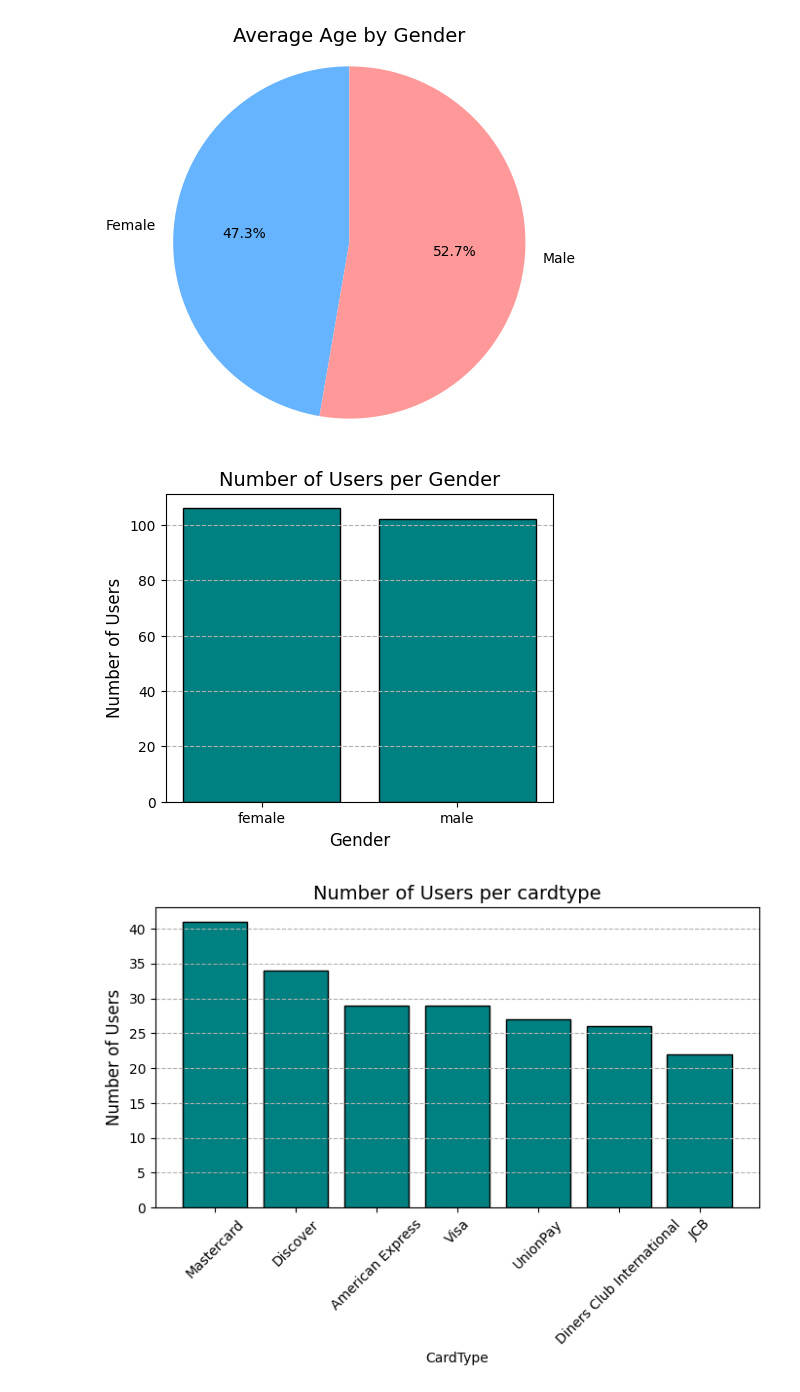
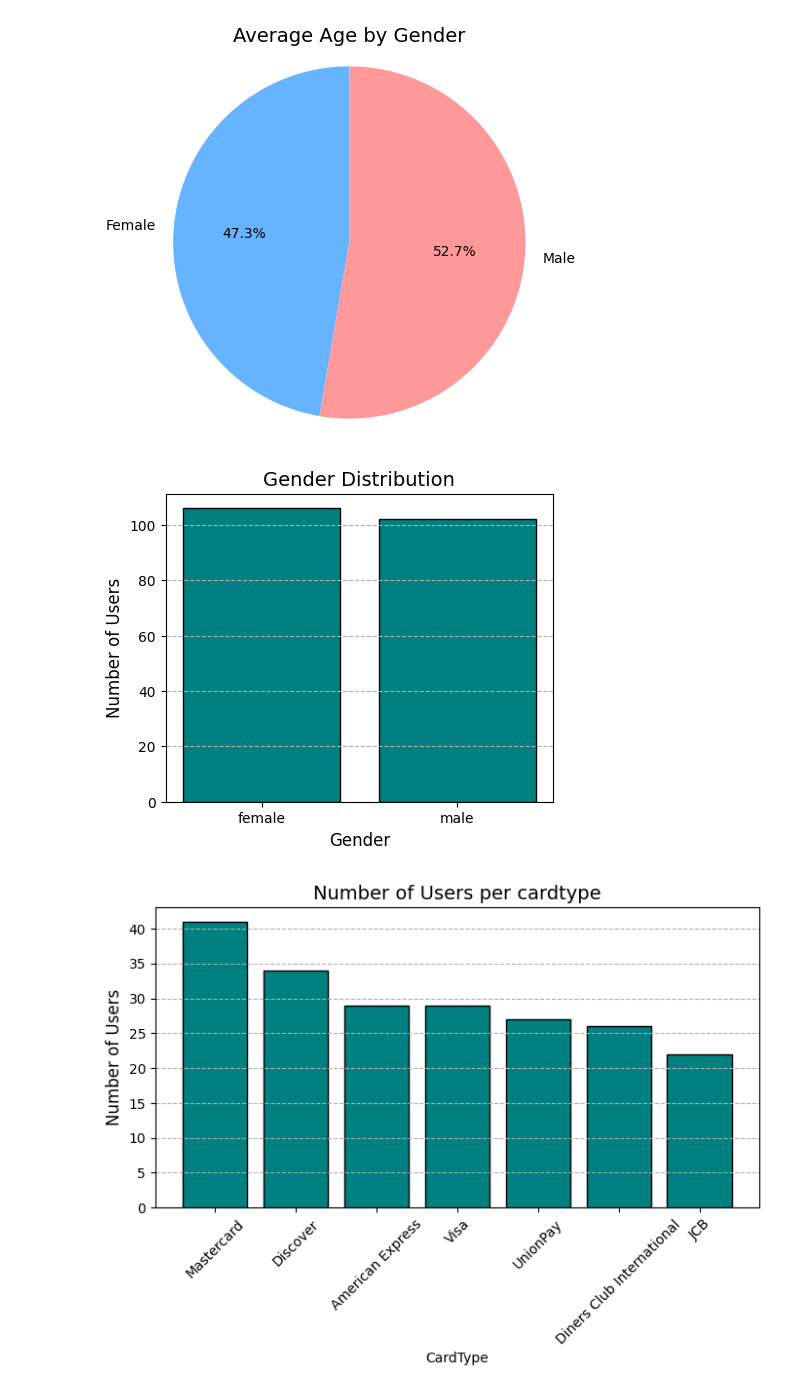
Before and after one commit to Amiramuhammed/DataAnalysis_Using_Python, a Jupyter notebook: project.ipynb, the cells around one changed output. Drawn from its saved outputs; the diff is of its cells as text; code cells hidden in the pictures.

```diff
--- a/project.ipynb
+++ b/project.ipynb
@@ -48,6 +48,8 @@ userAgent      object
 crypto         object
 role           object
 dtype: object
+# %%
+df['birthDate'] = pd.to_datetime(df['birthDate'])
 # %%
 df.info()
 # %% [output]
@@ -390,14 +392,14 @@ plt.show()
 # %%
 counts=df['gender'].value_counts()
 plt.figure(figsize=(5,4))
 plt.bar(counts.index,counts.values,color='teal', edgecolor='black')
-plt.title('Number of Users per Gender', fontsize=14)
+plt.title('Gender Distribution', fontsize=14)
 plt.xlabel('Gender', fontsize=12)
 plt.ylabel('Number of Users', fontsize=12)
 plt.grid(axis='y', linestyle='--')
 plt.show()
 # %% [output]
-[figure, old version]
+[figure, new version]
 # %%
 counts=df['cardType'].value_counts()
 plt.figure(figsize=(8,4))
```
Also changed, not shown: parts of 5 cells of this notebook, 1 other file.
